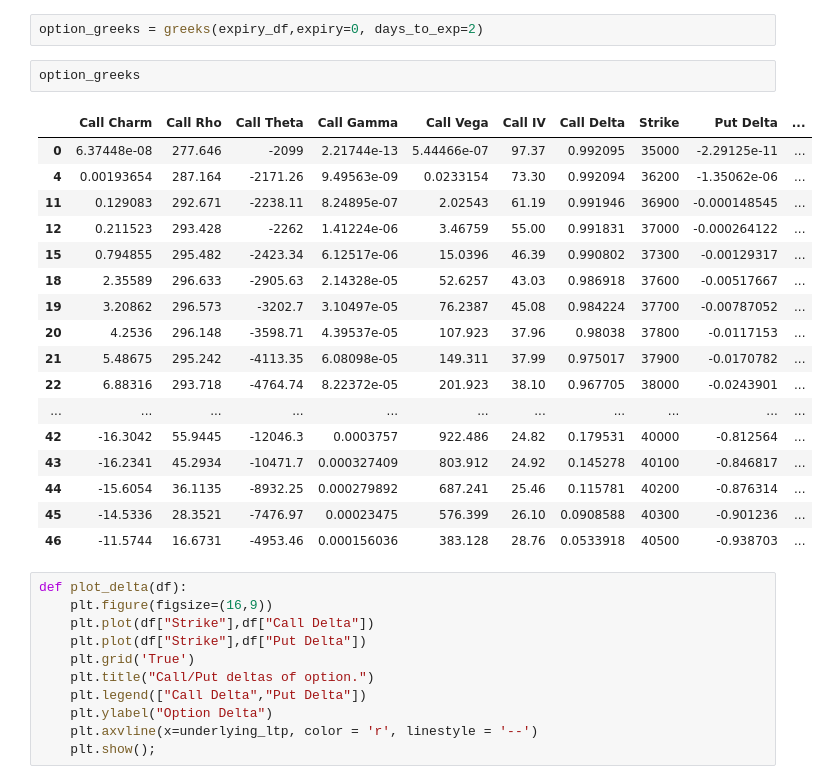
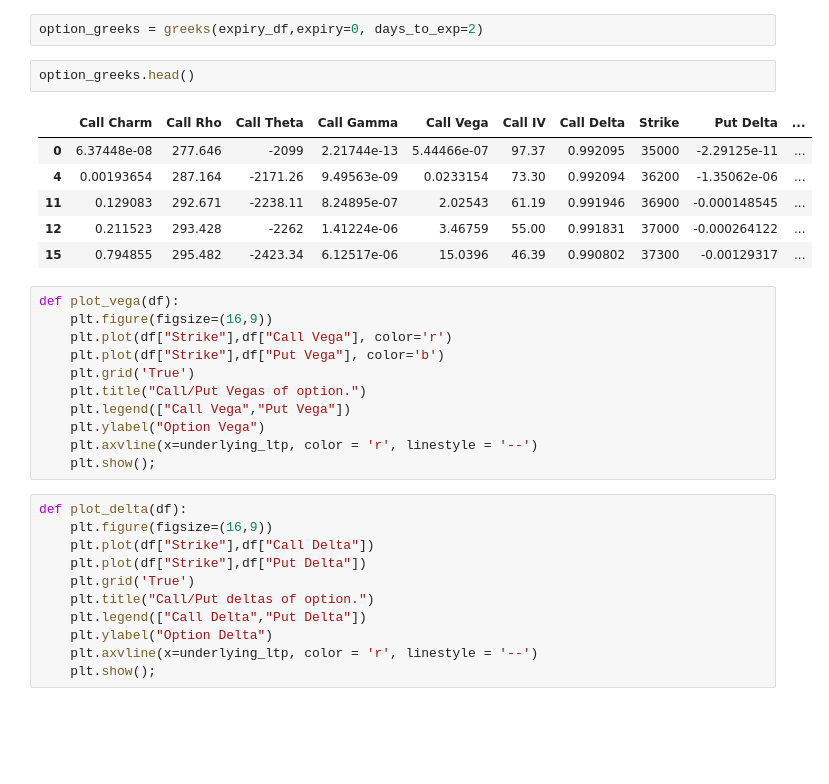
Before and after one commit to cheesecakeMafia/OptionChain, a Jupyter notebook: OptionChain.ipynb, the cells around one changed output. Drawn from its saved outputs; the diff is of its cells as text; blank space fills up the shorter version.

Commit message:
Updated the option greeks

```diff
--- a/OptionChain.ipynb
+++ b/OptionChain.ipynb
@@ -311,25 +311,25 @@ def greeks(data,expiry=0, rate=0.06, volatility=0.2, days_to_exp=1):
 # %%
 option_greeks = greeks(expiry_df,expiry=0, days_to_exp=2)
 # %%
-option_greeks
+option_greeks.head()
 # %% [output]
 |  | Call Charm | Call Rho | Call Theta | Call Gamma | Call Vega | Call IV | Call Delta | Strike | Put Delta | ... |
 | 0 | 6.37448e-08 | 277.646 | -2099 | 2.21744e-13 | 5.44466e-07 | 97.37 | 0.992095 | 35000 | -2.29125e-11 | ... |
 | 4 | 0.00193654 | 287.164 | -2171.26 | 9.49563e-09 | 0.0233154 | 73.30 | 0.992094 | 36200 | -1.35062e-06 | ... |
 | 11 | 0.129083 | 292.671 | -2238.11 | 8.24895e-07 | 2.02543 | 61.19 | 0.991946 | 36900 | -0.000148545 | ... |
 | 12 | 0.211523 | 293.428 | -2262 | 1.41224e-06 | 3.46759 | 55.00 | 0.991831 | 37000 | -0.000264122 | ... |
 | 15 | 0.794855 | 295.482 | -2423.34 | 6.12517e-06 | 15.0396 | 46.39 | 0.990802 | 37300 | -0.00129317 | ... |
-| 18 | 2.35589 | 296.633 | -2905.63 | 2.14328e-05 | 52.6257 | 43.03 | 0.986918 | 37600 | -0.00517667 | ... |
-| 19 | 3.20862 | 296.573 | -3202.7 | 3.10497e-05 | 76.2387 | 45.08 | 0.984224 | 37700 | -0.00787052 | ... |
-| 20 | 4.2536 | 296.148 | -3598.71 | 4.39537e-05 | 107.923 | 37.96 | 0.98038 | 37800 | -0.0117153 | ... |
-| 21 | 5.48675 | 295.242 | -4113.35 | 6.08098e-05 | 149.311 | 37.99 | 0.975017 | 37900 | -0.0170782 | ... |
-| 22 | 6.88316 | 293.718 | -4764.74 | 8.22372e-05 | 201.923 | 38.10 | 0.967705 | 38000 | -0.0243901 | ... |
-| ... | ... | ... | ... | ... | ... | ... | ... | ... | ... | ... |
-| 42 | -16.3042 | 55.9445 | -12046.3 | 0.0003757 | 922.486 | 24.82 | 0.179531 | 40000 | -0.812564 | ... |
-| 43 | -16.2341 | 45.2934 | -10471.7 | 0.000327409 | 803.912 | 24.92 | 0.145278 | 40100 | -0.846817 | ... |
-| 44 | -15.6054 | 36.1135 | -8932.25 | 0.000279892 | 687.241 | 25.46 | 0.115781 | 40200 | -0.876314 | ... |
-| 45 | -14.5336 | 28.3521 | -7476.97 | 0.00023475 | 576.399 | 26.10 | 0.0908588 | 40300 | -0.901236 | ... |
-| 46 | -11.5744 | 16.6731 | -4953.46 | 0.000156036 | 383.128 | 28.76 | 0.0533918 | 40500 | -0.938703 | ... |
+# %%
+def plot_vega(df):
+    plt.figure(figsize=(16,9))
+    plt.plot(df["Strike"],df["Call Vega"], color='r')
+    plt.plot(df["Strike"],df["Put Vega"], color='b')
+    plt.grid('True')
+    plt.title("Call/Put Vegas of option.")
+    plt.legend(["Call Vega","Put Vega"])
+    plt.ylabel("Option Vega")
+    plt.axvline(x=underlying_ltp, color = 'r', linestyle = '--')
+    plt.show();
 # %%
 def plot_delta(df):
     plt.figure(figsize=(16,9))
```
Also changed, not shown: parts of 1 cell of this notebook.
